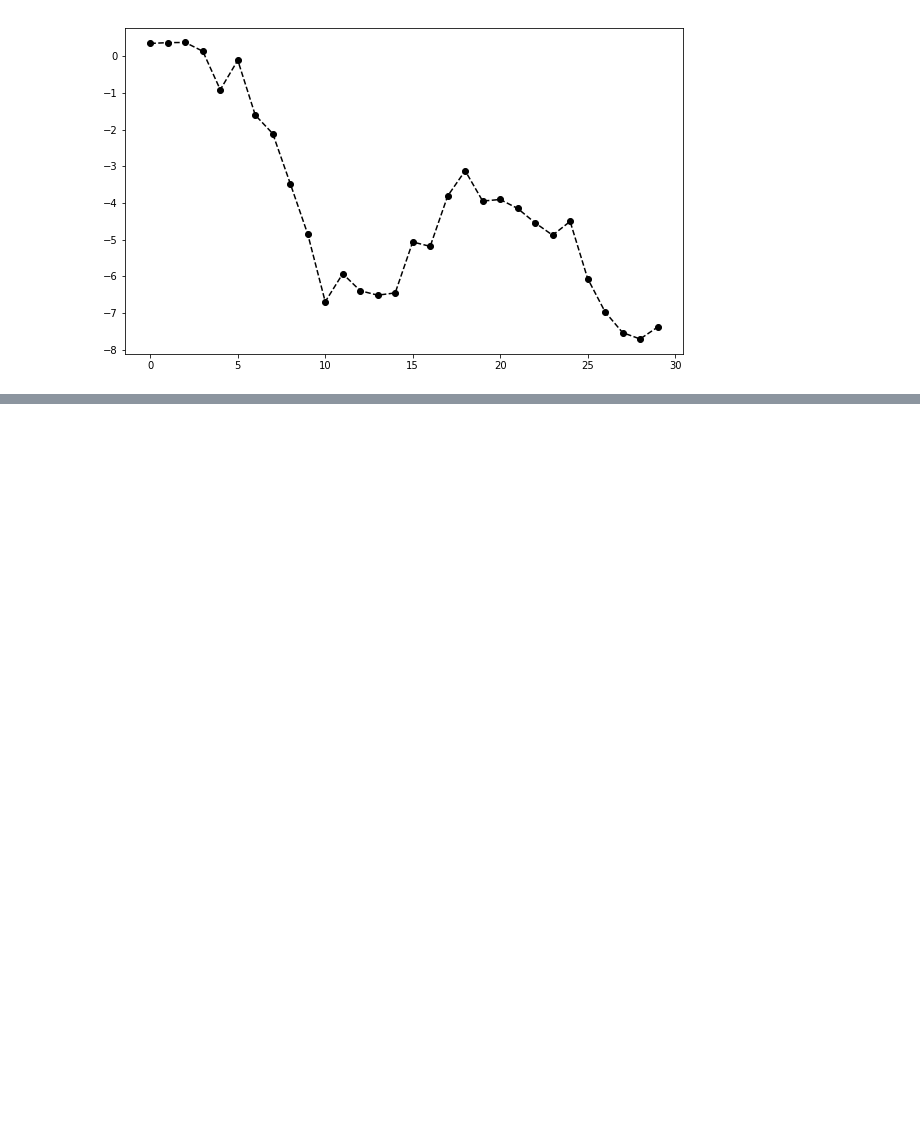
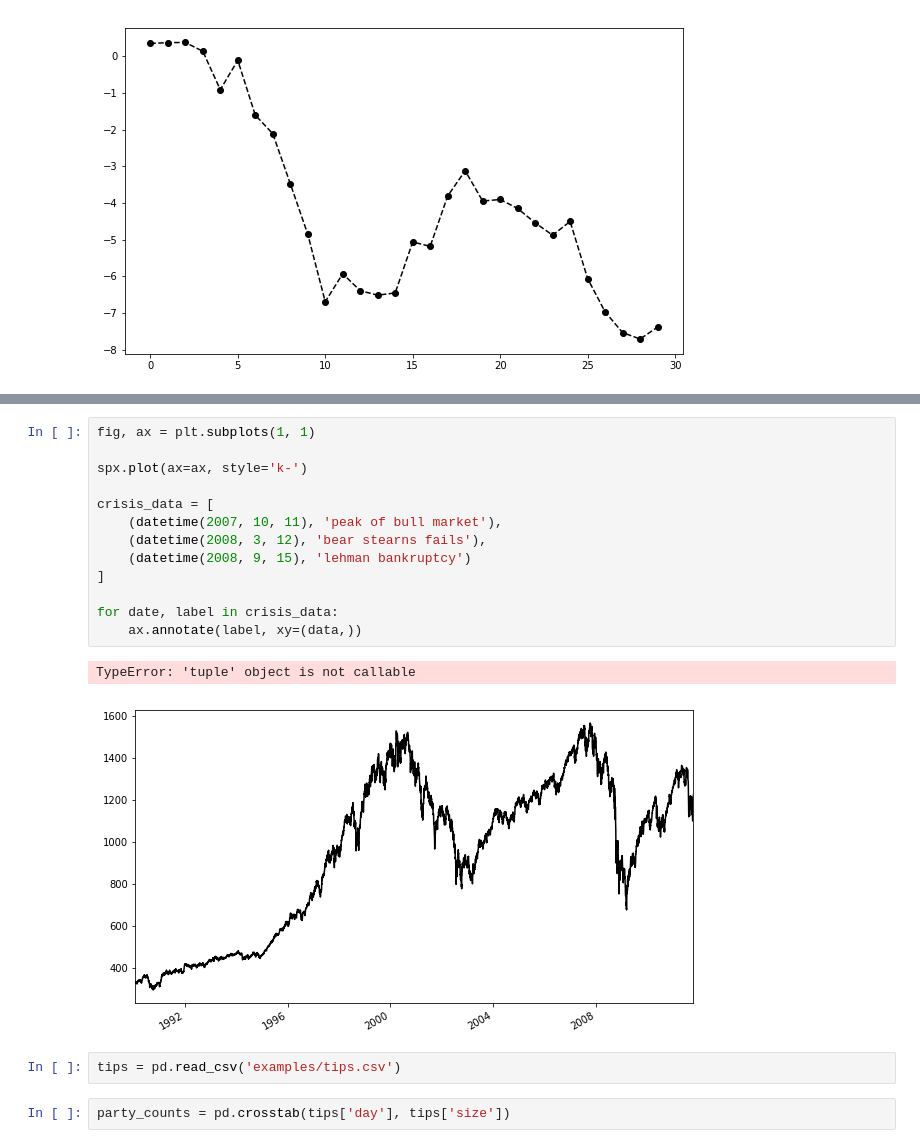
Before and after one commit to csuustc/pydata-book, a Jupyter notebook: Untitled.ipynb, the cells around one changed output, grey strips where cells are left out. Drawn from its saved outputs; the diff is of its cells as text; blank space fills up the shorter version.

```diff
--- a/Untitled.ipynb
+++ b/Untitled.ipynb
@@ -65,0 +95,20 @@ plt.plot?
+# %%
+fig, ax = plt.subplots(1, 1)
+
+spx.plot(ax=ax, style='k-')
+
+crisis_data = [
+    (datetime(2007, 10, 11), 'peak of bull market'),
+    (datetime(2008, 3, 12), 'bear stearns fails'),
+    (datetime(2008, 9, 15), 'lehman bankruptcy')
+]
+
+for date, label in crisis_data:
+    ax.annotate(label, xy=(data,))
+# %% [output]
+TypeError: 'tuple' object is not callable
+[figure, added]
+# %%
+tips = pd.read_csv('examples/tips.csv')
+# %%
+party_counts = pd.crosstab(tips['day'], tips['size'])
```
Also changed, not shown: parts of 6 cells of this notebook, 1 other file.
